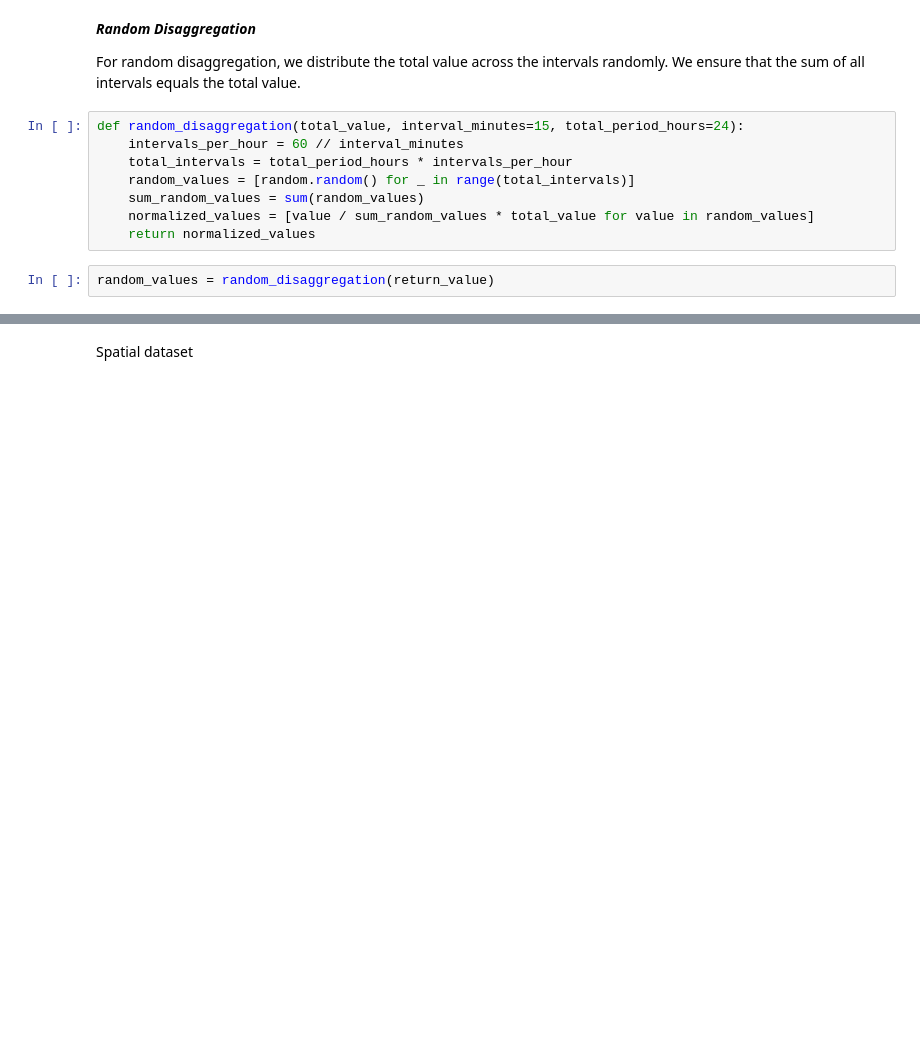
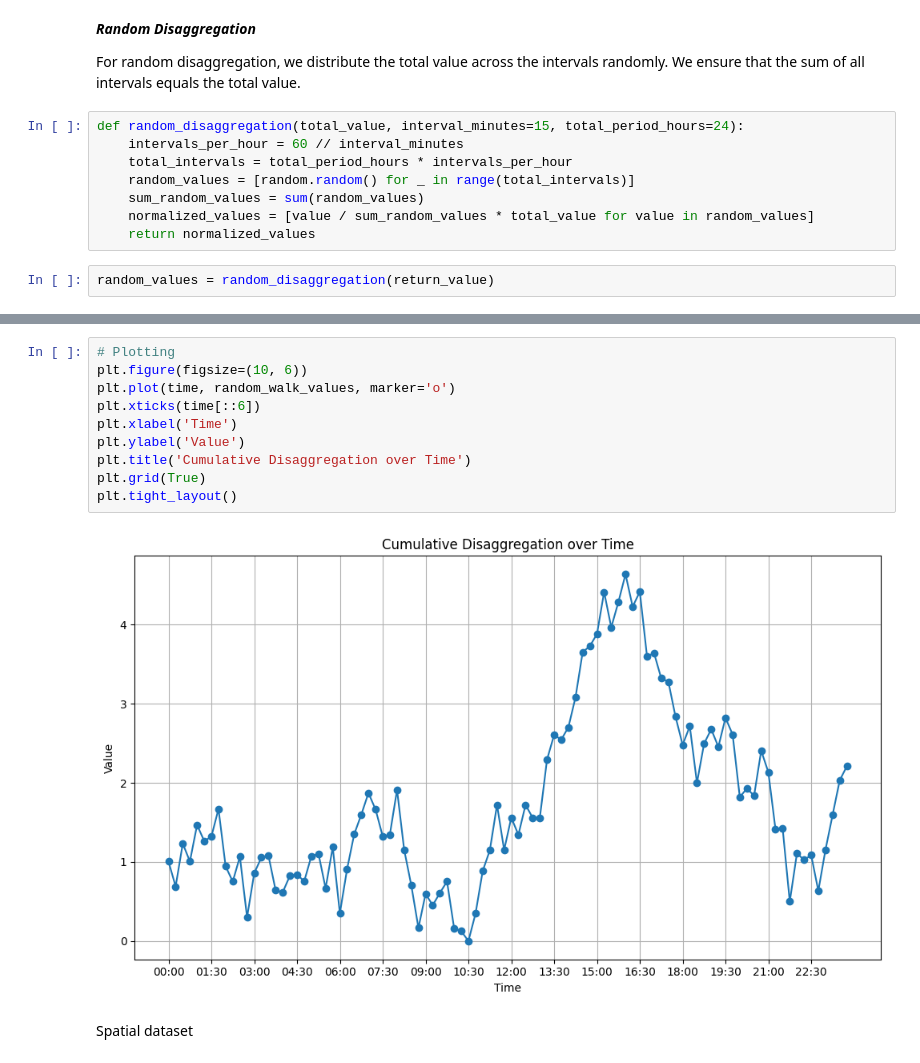
Before and after one commit to rauchman1/notebooks, a Jupyter notebook: Disaggregation.ipynb, the cells around one changed output, grey strips where cells are left out. Saved outputs shown, nothing was run; the diff lists cells and outputs as text; blank space fills up the shorter version.

```diff
--- a/Disaggregation.ipynb
+++ b/Disaggregation.ipynb
@@ -136,3 +159,15 @@ plt.tight_layout()
+# %%
+# Plotting
+plt.figure(figsize=(10, 6))
+plt.plot(time, random_walk_values, marker='o')
+plt.xticks(time[::6])
+plt.xlabel('Time')
+plt.ylabel('Value')
+plt.title('Cumulative Disaggregation over Time')
+plt.grid(True)
+plt.tight_layout()
+# %% [output]
+[figure, added]
 # %% [markdown]
 Spatial dataset
 # %%
```
Also changed, not shown: parts of 9 cells of this notebook.
